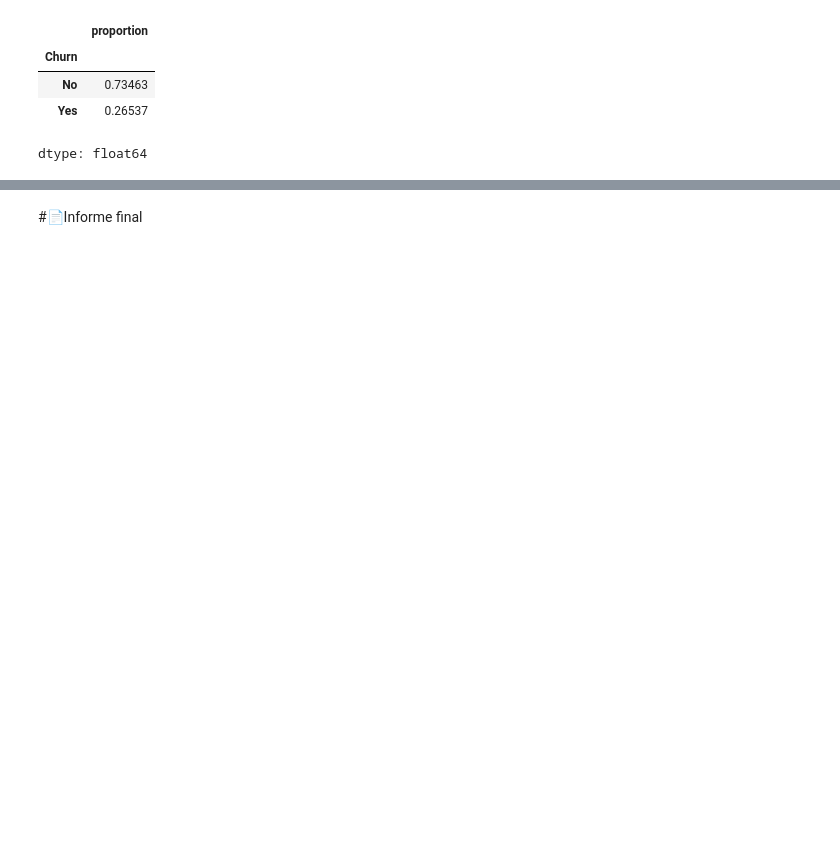
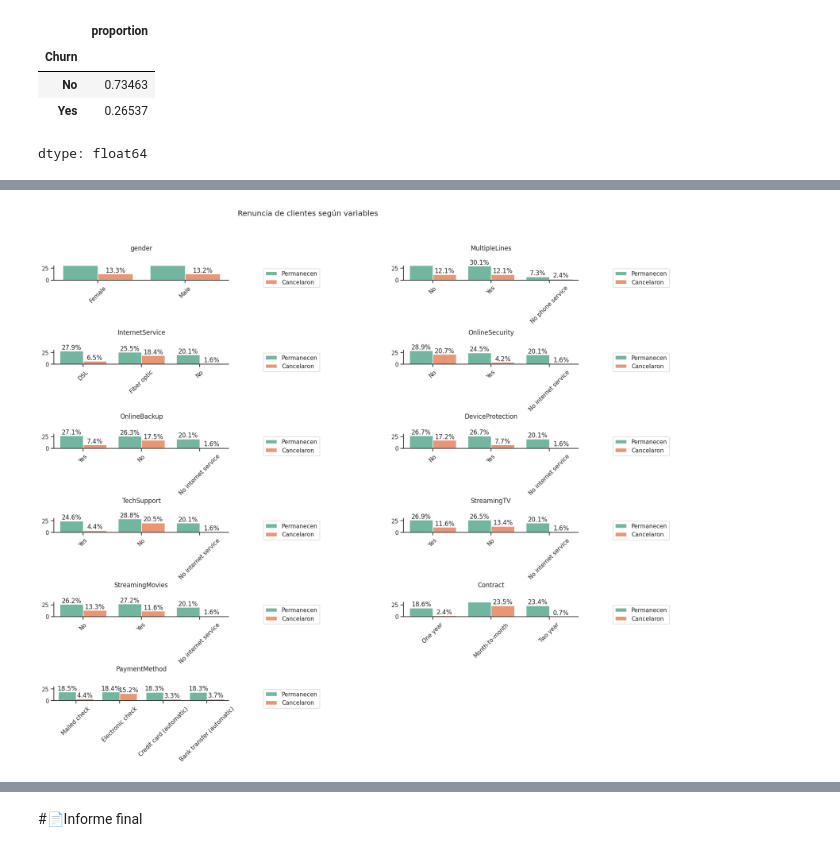
Before and after one commit to RaRamos2025/Challenge-TelecomX_LATAM, a Jupyter notebook: TelecomX_LATAM.ipynb, the cells around one changed output, grey strips where cells are left out. Drawn from its saved outputs; the diff is of its cells as text; code cells hidden in the pictures; blank space fills up the shorter version.

```diff
--- a/TelecomX_LATAM.ipynb
+++ b/TelecomX_LATAM.ipynb
@@ -387,0 +369,32 @@ plt.show()
+# %%
+categorias = ['gender', 'MultipleLines', 'InternetService', 'OnlineSecurity',	'OnlineBackup',
+                        'DeviceProtection',	'TechSupport',	'StreamingTV',	'StreamingMovies',	'Contract',
+                        'PaymentMethod']
+
+fig, axs=plt.subplots(6,2, figsize=(18,15))
+fig.subplots_adjust(hspace=5,wspace=1)
+fig.suptitle('Renuncia de clientes según variables')
+axs=axs.flatten()
+
+for i, var in enumerate(categorias):
+  ax=axs[i]
+  ax=sns.countplot(data=df_normalizado,x=var,hue='Churn',stat='percent',ax=ax,palette='Set2')
+  custom_params = {"axes.spines.right": False, "axes.spines.top": False}
+  sns.set_theme(style="ticks", rc=custom_params)
+  ax.set_title(f'{var}', pad=30)
+  ax.set_ylabel('')
+  ax.set_xlabel('')
+  ax.set_ylim(0,30)
+  ax.tick_params(axis='x',rotation=45)
+  ax.legend(['Permanecen','Cancelaron'],bbox_to_anchor=(1.18,1.02))
+
+  for container in ax.containers:
+    ax.bar_label(container, fmt='%.1f%%')
+
+fig.delaxes(axs[-1])
+
+plt.savefig('renuncia_clientes_variables.png', bbox_inches='tight', dpi=300)
+
+plt.show()
+# %% [output]
+[figure, added]
```
Also changed, not shown: parts of 7 cells of this notebook.
